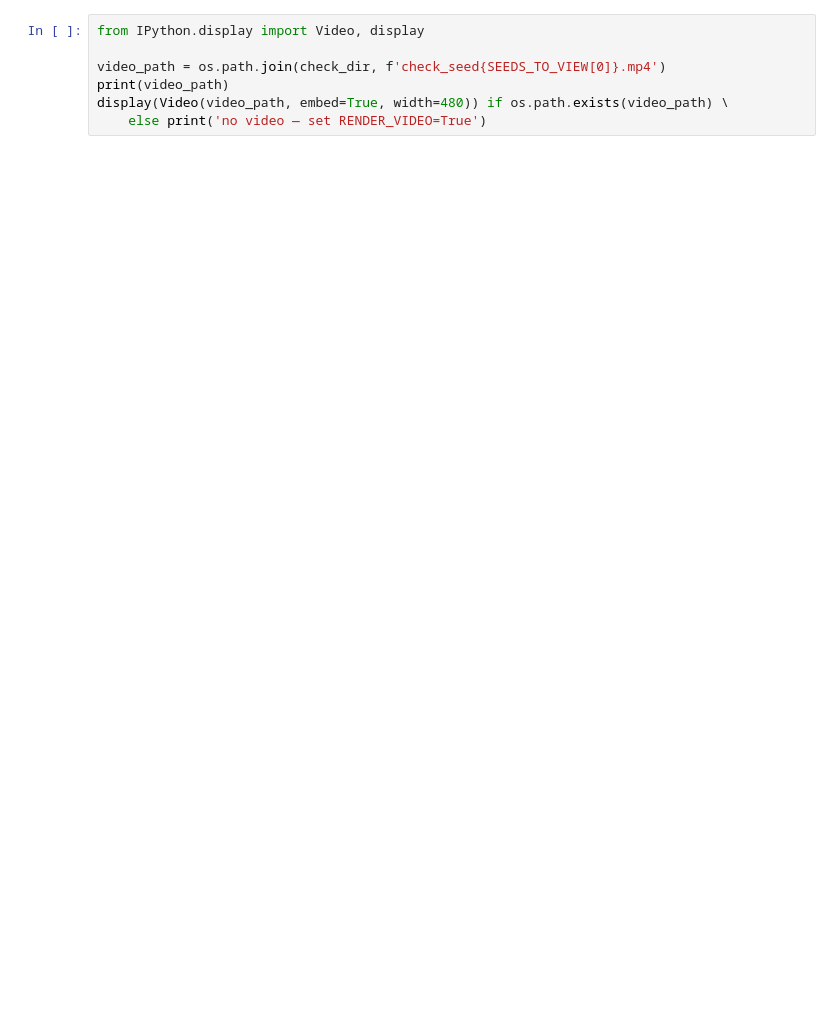
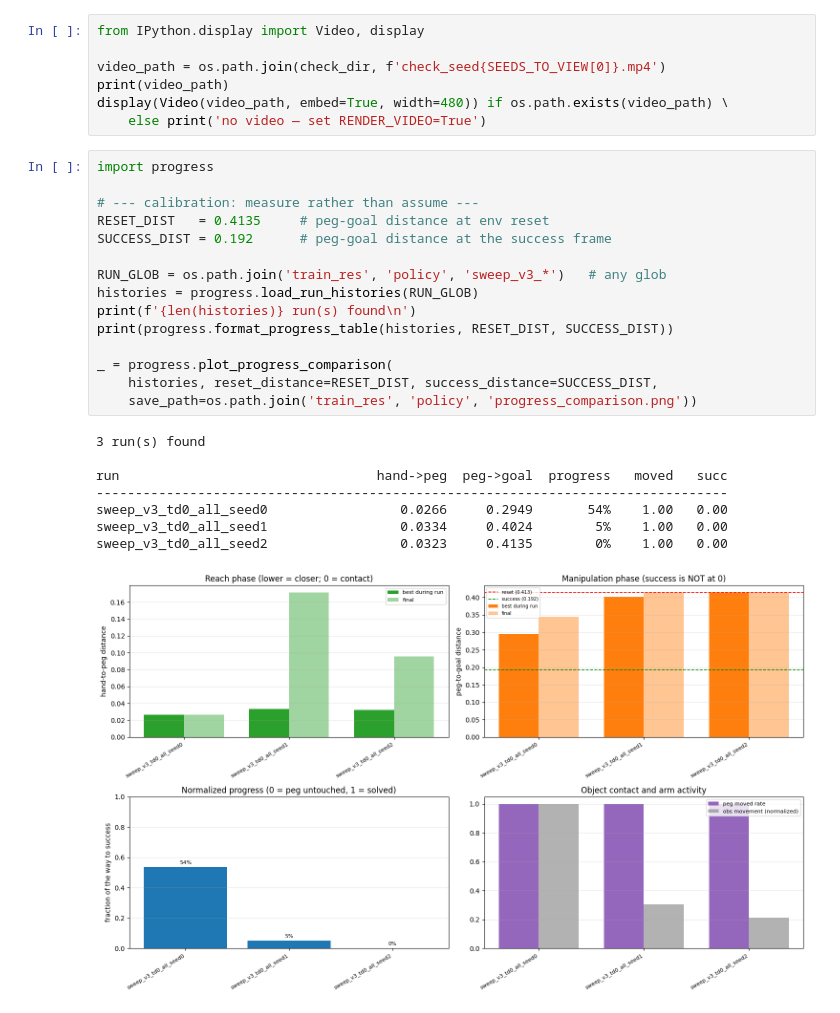
Before and after one commit to Allen-ENGI/grl-t2s, a Jupyter notebook: pipeline.ipynb, the cells around one changed output. Drawn from its saved outputs; the diff is of its cells as text; blank space fills up the shorter version.

```diff
--- a/pipeline.ipynb
+++ b/pipeline.ipynb
@@ -419,3 +652,27 @@ video_path = os.path.join(check_dir, f'check_seed{SEEDS_TO_VIEW[0]}.mp4')
 print(video_path)
 display(Video(video_path, embed=True, width=480)) if os.path.exists(video_path) \
     else print('no video — set RENDER_VIDEO=True')
+# %%
+import progress
+
+# --- calibration: measure rather than assume ---
+RESET_DIST   = 0.4135     # peg-goal distance at env reset
+SUCCESS_DIST = 0.192      # peg-goal distance at the success frame
+
+RUN_GLOB = os.path.join('train_res', 'policy', 'sweep_v3_*')   # any glob
+histories = progress.load_run_histories(RUN_GLOB)
+print(f'{len(histories)} run(s) found\n')
+print(progress.format_progress_table(histories, RESET_DIST, SUCCESS_DIST))
+
+_ = progress.plot_progress_comparison(
+    histories, reset_distance=RESET_DIST, success_distance=SUCCESS_DIST,
+    save_path=os.path.join('train_res', 'policy', 'progress_comparison.png'))
+# %% [output]
+3 run(s) found
+
+run                                 hand->peg  peg->goal  progress   moved   succ
+---------------------------------------------------------------------------------
+sweep_v3_td0_all_seed0                 0.0266     0.2949       54%    1.00   0.00
+sweep_v3_td0_all_seed1                 0.0334     0.4024        5%    1.00   0.00
+sweep_v3_td0_all_seed2                 0.0323     0.4135        0%    1.00   0.00
+[figure, added]
```
Also changed, not shown: parts of 22 cells of this notebook, 5 other files.
